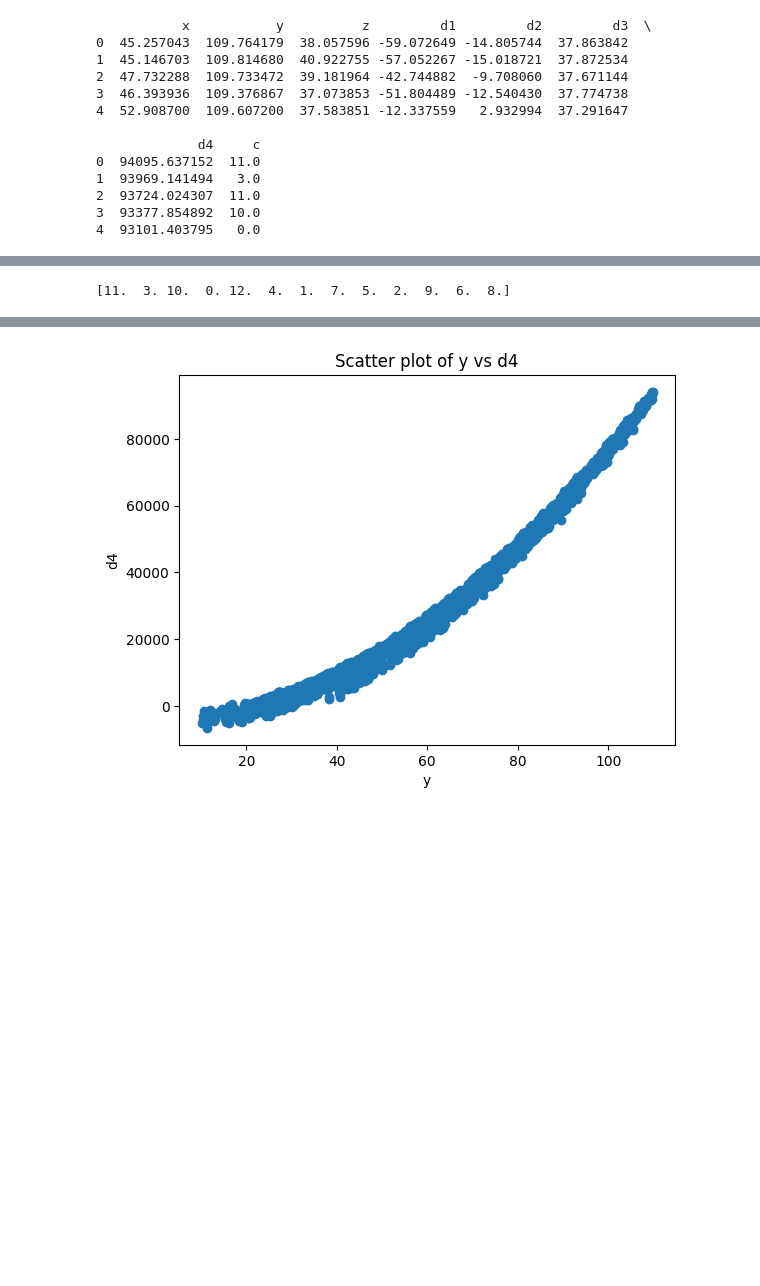
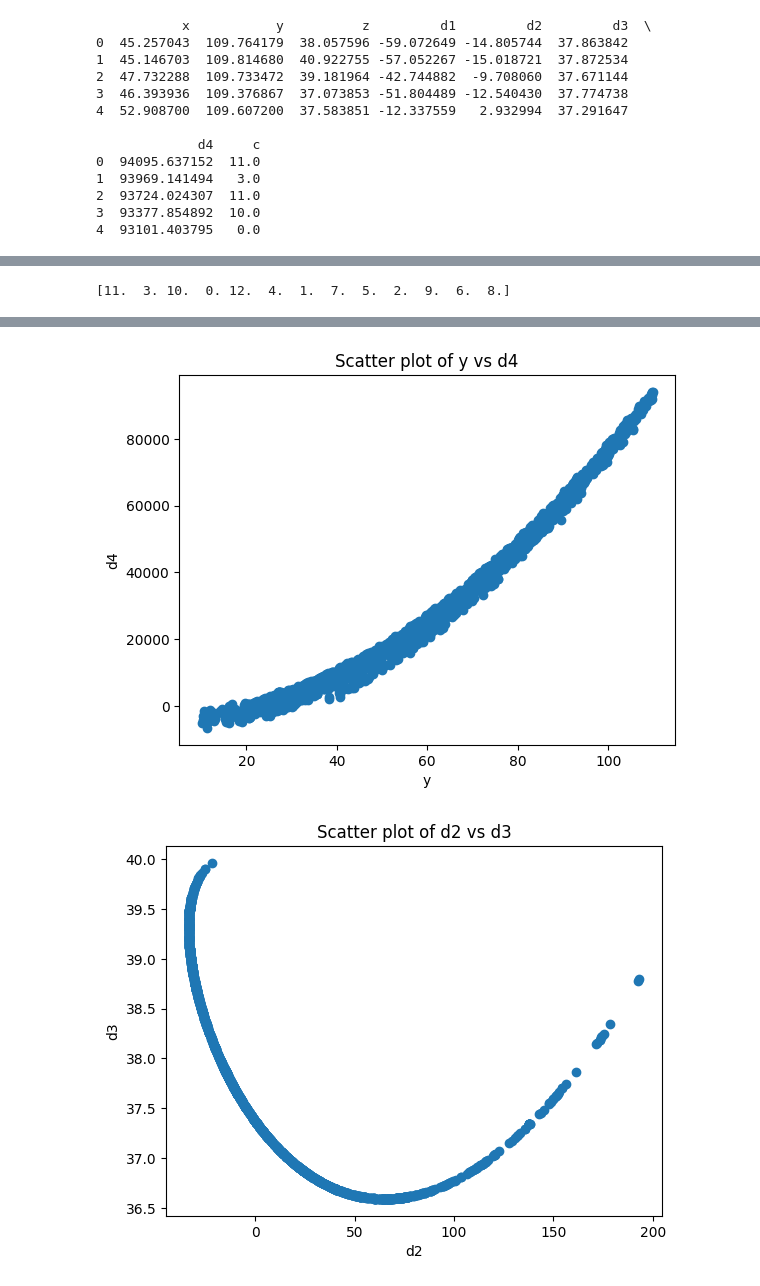
Before and after one commit to odehamer/cs577_assignment4, a Jupyter notebook: assignment4-2.ipynb, the cells around one changed output, grey strips where cells are left out. Cells and saved outputs as stored; diff of their text form; code cells hidden in the pictures; blank space fills up the shorter version.

Commit message:
found more correlation

```diff
--- a/assignment4-2.ipynb
+++ b/assignment4-2.ipynb
@@ -108,31 +108,38 @@ plt.title('Histogram of d4')
 plt.show()
 
 plt.hist(data_df['c'], bins=30, label='c')
 plt.title('Histogram of c')
 plt.show()
 
-print(data_df['c'].unique())
+print(data_df['c'].unique()) # c only has values 11.  3. 10.  0. 12.  4.  1.  7.  5.  2.  9.  6.  8.
 
 plt.scatter(data_df['x'], data_df['d1']) # shows some correlation
 plt.title('Scatter plot of x vs d1')
 plt.xlabel('x')
 plt.ylabel('d1')
 plt.show()
 
 plt.scatter(data_df['y'], data_df['d4']) # shows some correlation
 plt.title('Scatter plot of y vs d4')
 plt.xlabel('y')
 plt.ylabel('d4')
 plt.show()
+
+plt.scatter(data_df['d2'], data_df['d3']) # shows some correlation
+plt.title('Scatter plot of d2 vs d3')
+plt.xlabel('d2')
+plt.ylabel('d3')
+plt.show()
 # %% [output]
 [figure]
 [figure]
 [figure]
 [figure]
 [figure]
 [figure]
 [figure]
 [figure]
 [11.  3. 10.  0. 12.  4.  1.  7.  5.  2.  9.  6.  8.]
 [figure]
 [figure]
+[figure, added]
```
